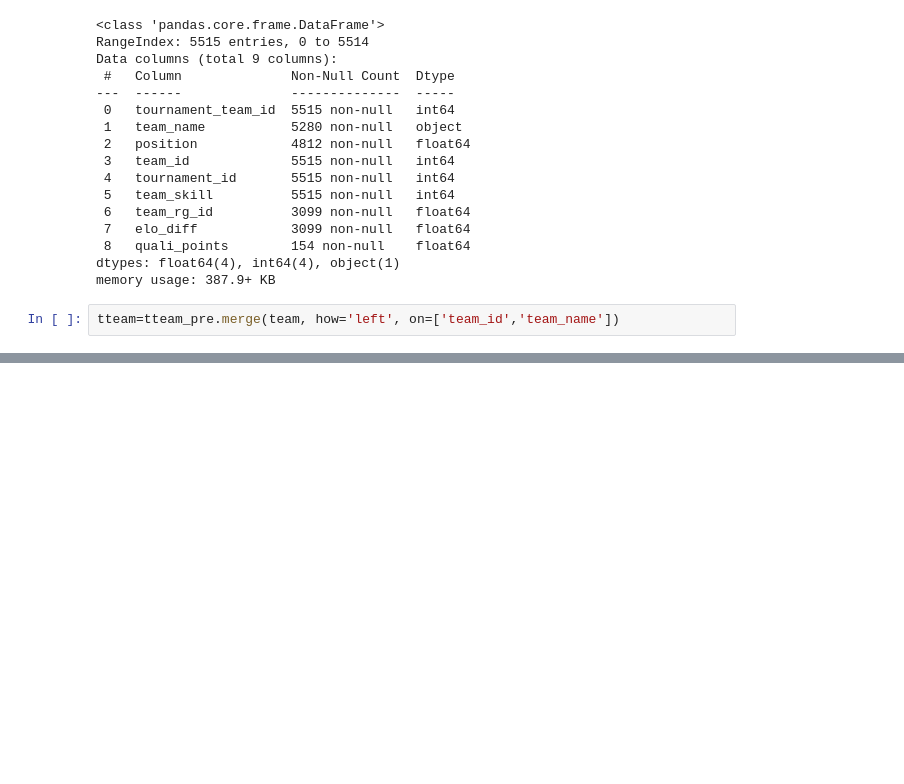
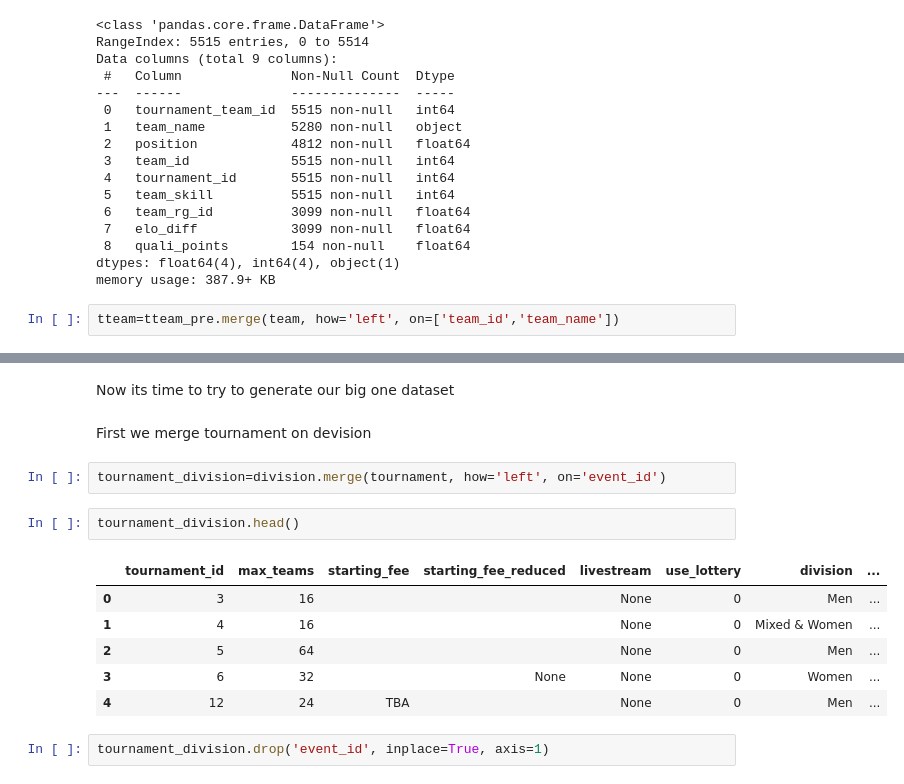
Before and after one commit to PeterSesler/Roundnet_Germany, a Jupyter notebook: merging.ipynb, the cells around one changed output, grey strips where cells are left out. Drawn from its saved outputs; the diff is of its cells as text; blank space fills up the shorter version.

```diff
--- a/merging.ipynb
+++ b/merging.ipynb
@@ -367,3 +367,20 @@ tteam.head(10)
 | 7 | 75 | Lang & Elend | 8.0 | 65 | 3 | 1 | NaN | NaN | ... |
 | 8 | 76 | Team Erzquell | 9.0 | 66 | 3 | 1 | NaN | NaN | ... |
 | 9 | 77 | Hau drauf! | 10.0 | 67 | 3 | 1 | NaN | NaN | ... |
+# %% [markdown]
+Now its time to try to generate our big one dataset
+# %% [markdown]
+First we merge tournament on devision
+# %%
+tournament_division=division.merge(tournament, how='left', on='event_id')
+# %%
+tournament_division.head()
+# %% [output]
+|  | tournament_id | max_teams | starting_fee | starting_fee_reduced | livestream | use_lottery | division | ... |
+| 0 | 3 | 16 |  |  | None | 0 | Men | ... |
+| 1 | 4 | 16 |  |  | None | 0 | Mixed & Women | ... |
+| 2 | 5 | 64 |  |  | None | 0 | Men | ... |
+| 3 | 6 | 32 |  | None | None | 0 | Women | ... |
+| 4 | 12 | 24 | TBA |  | None | 0 | Men | ... |
+# %%
+tournament_division.drop('event_id', inplace=True, axis=1)
```
Also changed, not shown: parts of 30 cells of this notebook.
